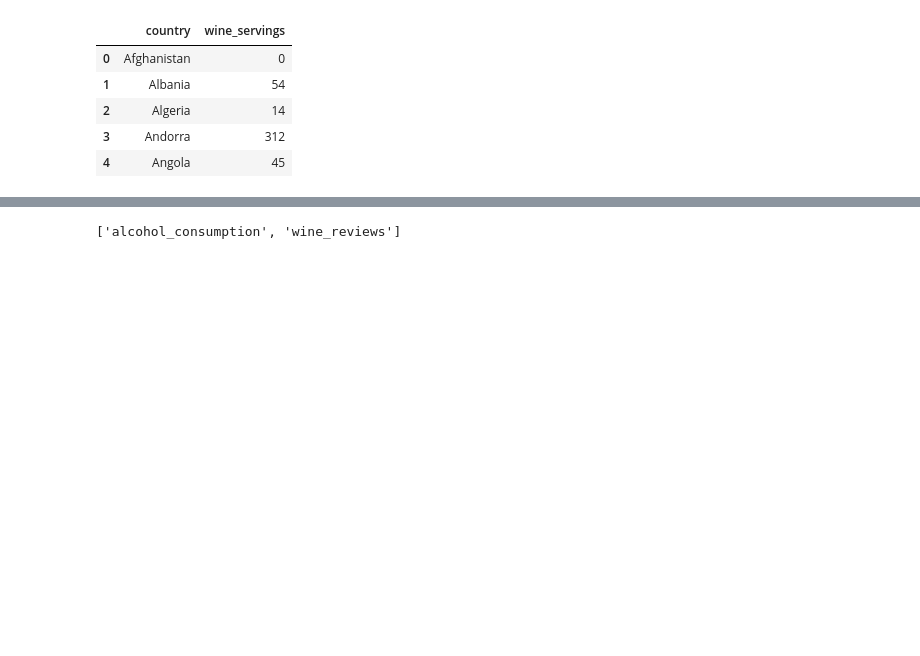
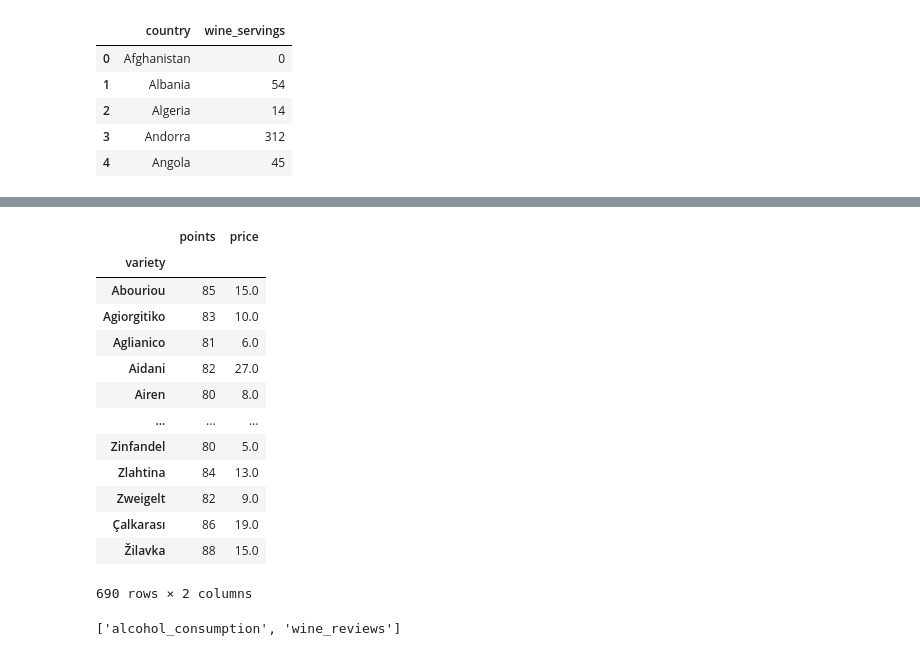
Before and after one commit to knorman123/ETL_Project, a Jupyter notebook: transform.ipynb, the cells around one changed output, grey strips where cells are left out. Cells and saved outputs as stored; diff of their text form; code cells hidden in the pictures; blank space fills up the shorter version.

```diff
--- a/transform.ipynb
+++ b/transform.ipynb
@@ -113,3 +153,22 @@ updated_ac.head()
+# %%
+#from clean_wine: price, points grouped by variety
+wine_price = merge_countries.groupby('variety')['points','price'].min()
+wine_price
+# %% [output]
+|  | points | price |
+| variety |  |  |
+| Abouriou | 85 | 15.0 |
+| Agiorgitiko | 83 | 10.0 |
+| Aglianico | 81 | 6.0 |
+| Aidani | 82 | 27.0 |
+| Airen | 80 | 8.0 |
+| ... | ... | ... |
+| Zinfandel | 80 | 5.0 |
+| Zlahtina | 84 | 13.0 |
+| Zweigelt | 82 | 9.0 |
+| Çalkarası | 86 | 19.0 |
+| Žilavka | 88 | 15.0 |
+690 rows × 2 columns
 # %%
 # Create connection
 connection_string = f"postgres:{ps}@localhost:5432/wine_db"
```
Also changed, not shown: parts of 2 cells of this notebook.
